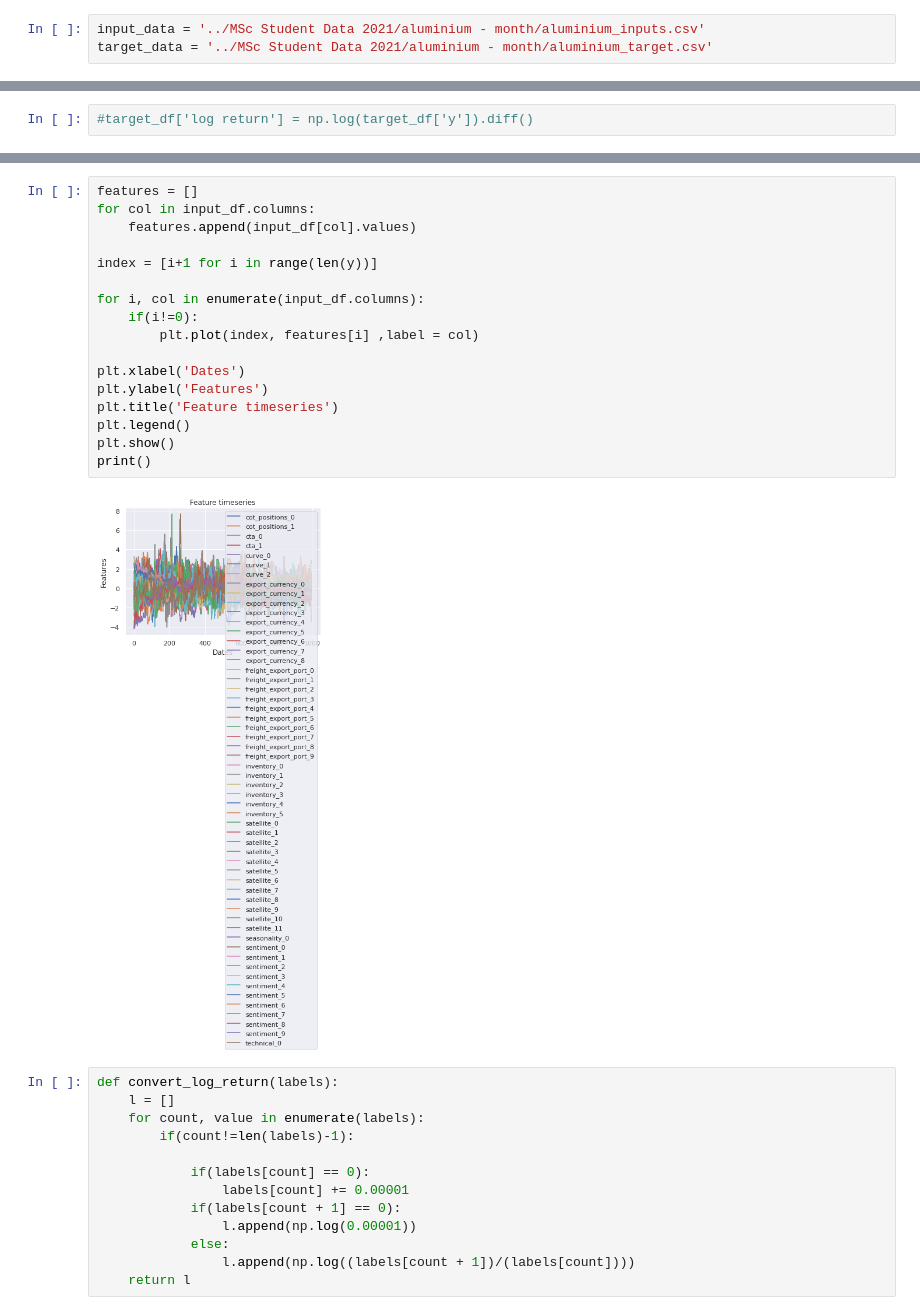
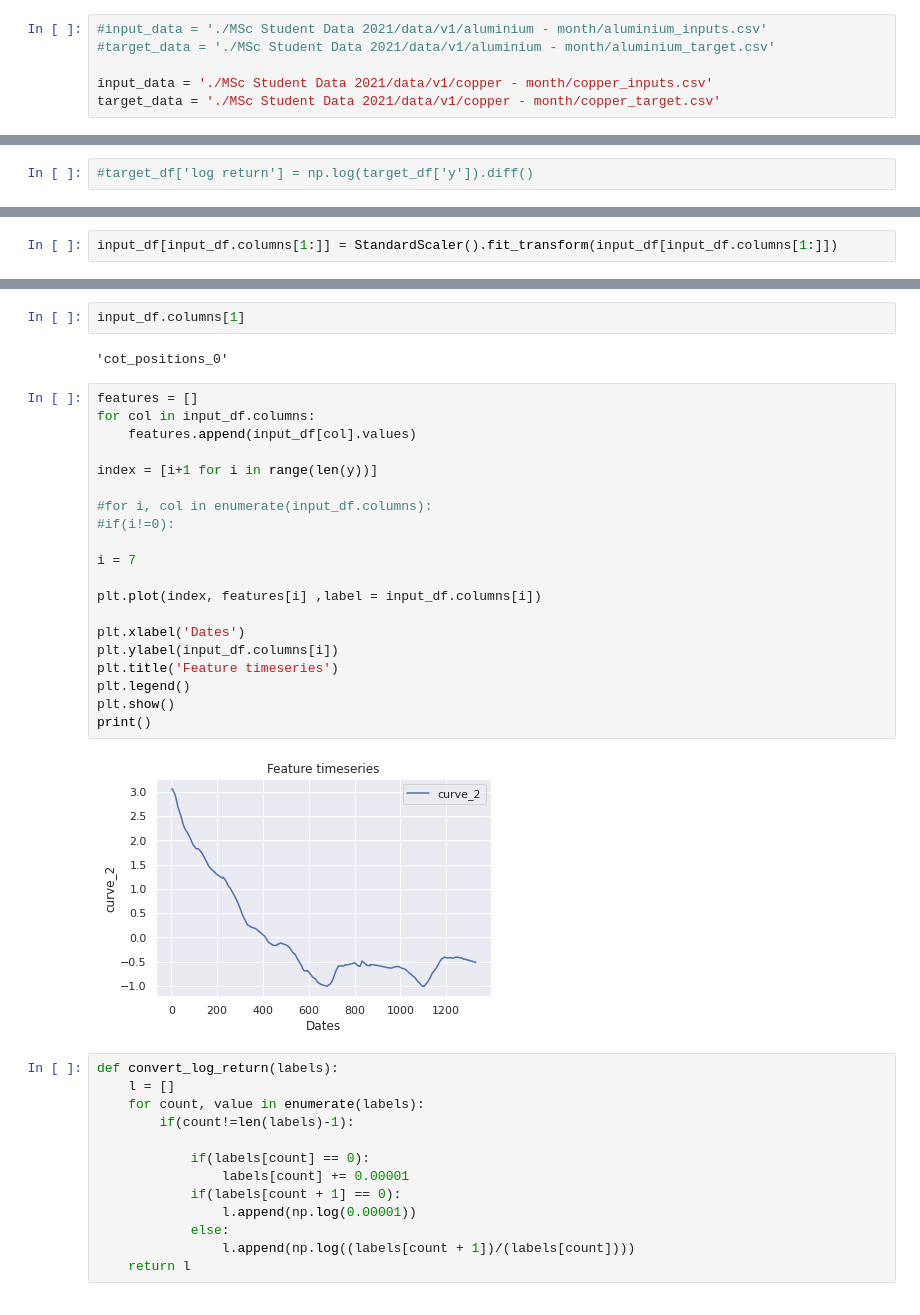
Before and after one commit to apof/Master-Thesis-----Deep-Kernel-Learning-and-Neural-Processes--combining-GPs-with-DL, a Jupyter notebook: GPs Experiments.ipynb, the cells around one changed output, grey strips where cells are left out. Cells and saved outputs as stored; diff of their text form.

```diff
--- a/GPs Experiments.ipynb
+++ b/GPs Experiments.ipynb
@@ -87,6 +85,9 @@ print(test_batches[-1])
 # %%
-input_data = '../MSc Student Data 2021/aluminium - month/aluminium_inputs.csv'
-target_data = '../MSc Student Data 2021/aluminium - month/aluminium_target.csv'
+#input_data = './MSc Student Data 2021/data/v1/aluminium - month/aluminium_inputs.csv'
+#target_data = './MSc Student Data 2021/data/v1/aluminium - month/aluminium_target.csv'
+
+input_data = './MSc Student Data 2021/data/v1/copper - month/copper_inputs.csv'
+target_data = './MSc Student Data 2021/data/v1/copper - month/copper_target.csv'
 # %%
 f = []
 for (dirpath, dirnames, filenames) in os.walk('../MSc Student Data 2021/aluminium - month'):
@@ -141,3 +106,5 @@ input_df[['cot_positions_0', 'cot_positions_1', 'cta_0', 'cta_1',
+# %%
+input_df[input_df.columns[1:]] = StandardScaler().fit_transform(input_df[input_df.columns[1:]])
 # %%
 y = target_df['y'].values
 index = [i+1 for i in range(len(y))]
@@ -154,22 +121,29 @@ print()
+# %%
+input_df.columns[1]
+# %% [output]
+'cot_positions_0'
 # %%
 features = []
 for col in input_df.columns:
     features.append(input_df[col].values)
 
 index = [i+1 for i in range(len(y))]
 
-for i, col in enumerate(input_df.columns):
-    if(i!=0):
-        plt.plot(index, features[i] ,label = col)
+#for i, col in enumerate(input_df.columns):
+#if(i!=0):
+
+i = 7
+
+plt.plot(index, features[i] ,label = input_df.columns[i])
 
 plt.xlabel('Dates')
-plt.ylabel('Features')
+plt.ylabel(input_df.columns[i])
 plt.title('Feature timeseries')
 plt.legend()
 plt.show()
 print()
 # %% [output]
-[figure, old version]
+[figure, new version]
 # %%
 def convert_log_return(labels):
     l = []
```
Also changed, not shown: parts of 19 cells of this notebook.
